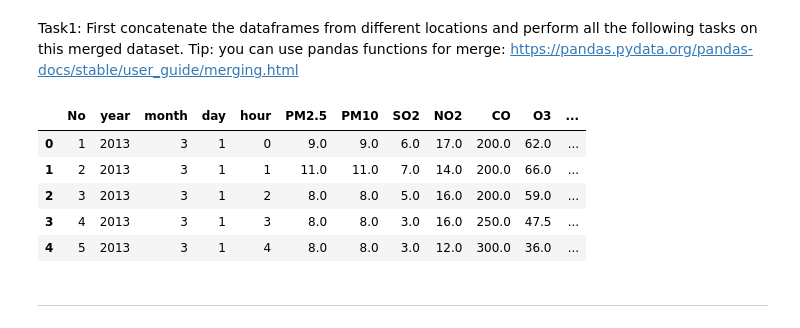
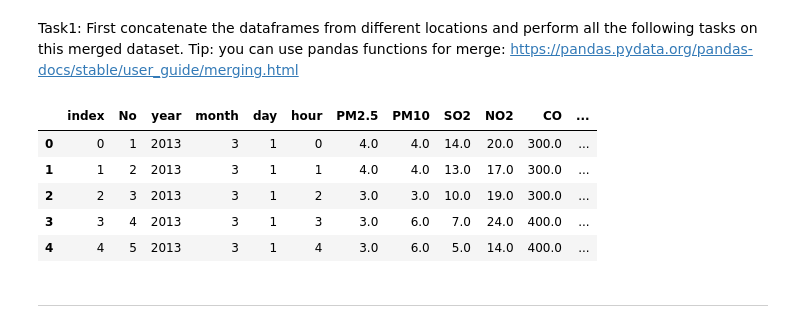
Before and after one commit to valigatotuS/Intelligent-ICT-systems, a Jupyter notebook: exercices/exercise session 1/ex1_eda_tasks.ipynb, the cells around one changed output. Saved outputs shown, nothing was run; the diff lists cells and outputs as text; code cells hidden in the pictures.

```diff
--- a/exercices/exercise session 1/ex1_eda_tasks.ipynb
+++ b/exercices/exercise session 1/ex1_eda_tasks.ipynb
@@ -54,18 +55,18 @@ Tip: you can use pandas functions for merge: https://pandas.pydata.org/pandas-do
 # %%
 def load_dataframe():
     paths = glob.glob("data/*.csv")
     frames=[pd.read_csv(path) for path in paths]
     return pd.concat(frames)
-df_raw = load_dataframe()
-df = df.copy()
+df_raw = load_dataframe().reset_index()
+df = df_raw.copy()
 df.head()
 # %% [output]
-|  | No | year | month | day | hour | PM2.5 | PM10 | SO2 | NO2 | CO | O3 | ... |
-| 0 | 1 | 2013 | 3 | 1 | 0 | 9.0 | 9.0 | 6.0 | 17.0 | 200.0 | 62.0 | ... |
-| 1 | 2 | 2013 | 3 | 1 | 1 | 11.0 | 11.0 | 7.0 | 14.0 | 200.0 | 66.0 | ... |
-| 2 | 3 | 2013 | 3 | 1 | 2 | 8.0 | 8.0 | 5.0 | 16.0 | 200.0 | 59.0 | ... |
-| 3 | 4 | 2013 | 3 | 1 | 3 | 8.0 | 8.0 | 3.0 | 16.0 | 250.0 | 47.5 | ... |
-| 4 | 5 | 2013 | 3 | 1 | 4 | 8.0 | 8.0 | 3.0 | 12.0 | 300.0 | 36.0 | ... |
+|  | index | No | year | month | day | hour | PM2.5 | PM10 | SO2 | NO2 | CO | ... |
+| 0 | 0 | 1 | 2013 | 3 | 1 | 0 | 4.0 | 4.0 | 14.0 | 20.0 | 300.0 | ... |
+| 1 | 1 | 2 | 2013 | 3 | 1 | 1 | 4.0 | 4.0 | 13.0 | 17.0 | 300.0 | ... |
+| 2 | 2 | 3 | 2013 | 3 | 1 | 2 | 3.0 | 3.0 | 10.0 | 19.0 | 300.0 | ... |
+| 3 | 3 | 4 | 2013 | 3 | 1 | 3 | 3.0 | 6.0 | 7.0 | 24.0 | 400.0 | ... |
+| 4 | 4 | 5 | 2013 | 3 | 1 | 4 | 3.0 | 6.0 | 5.0 | 14.0 | 400.0 | ... |
 # %% [markdown]
 ---
 # %% [markdown]
```
Also changed, not shown: parts of 23 cells of this notebook.
